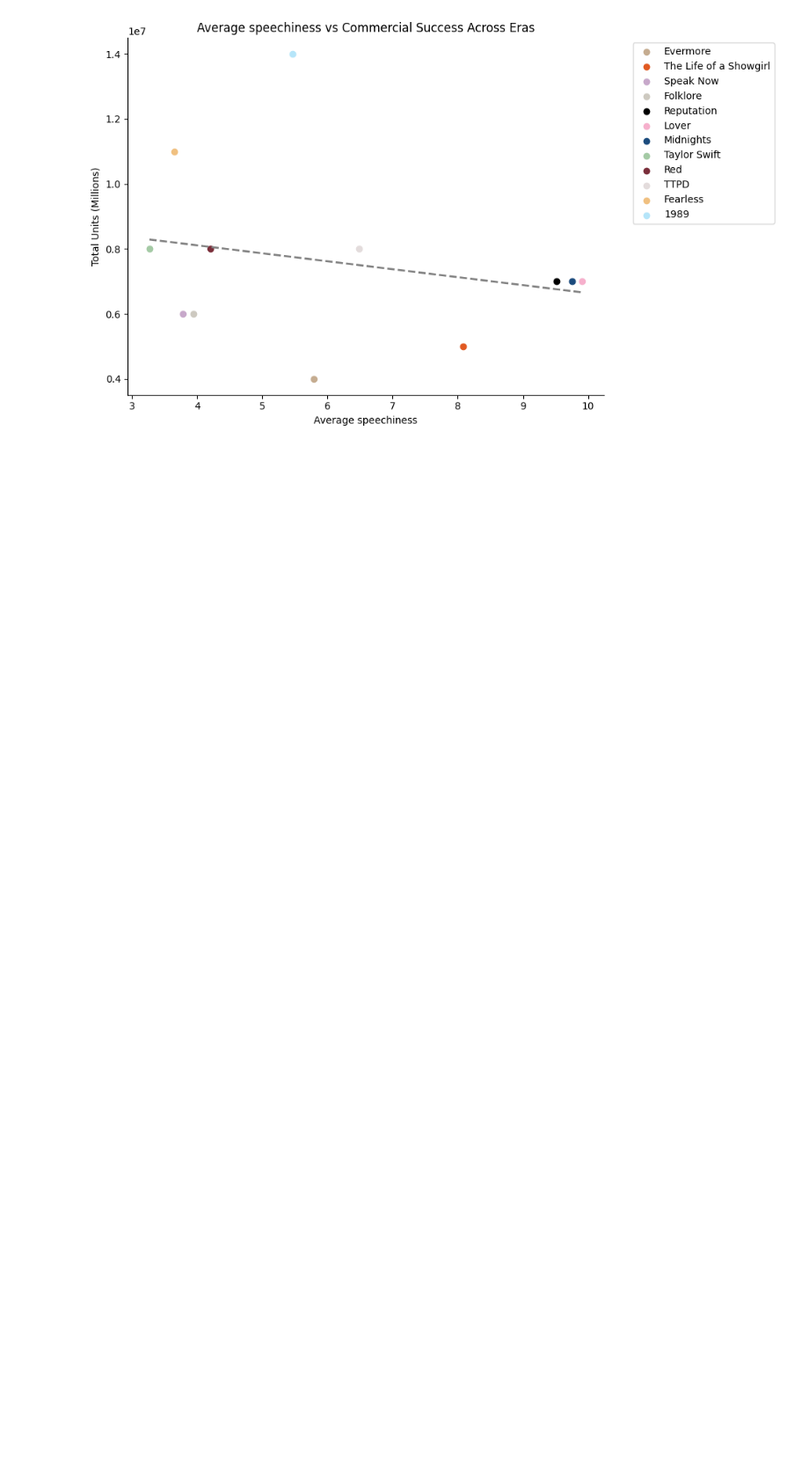
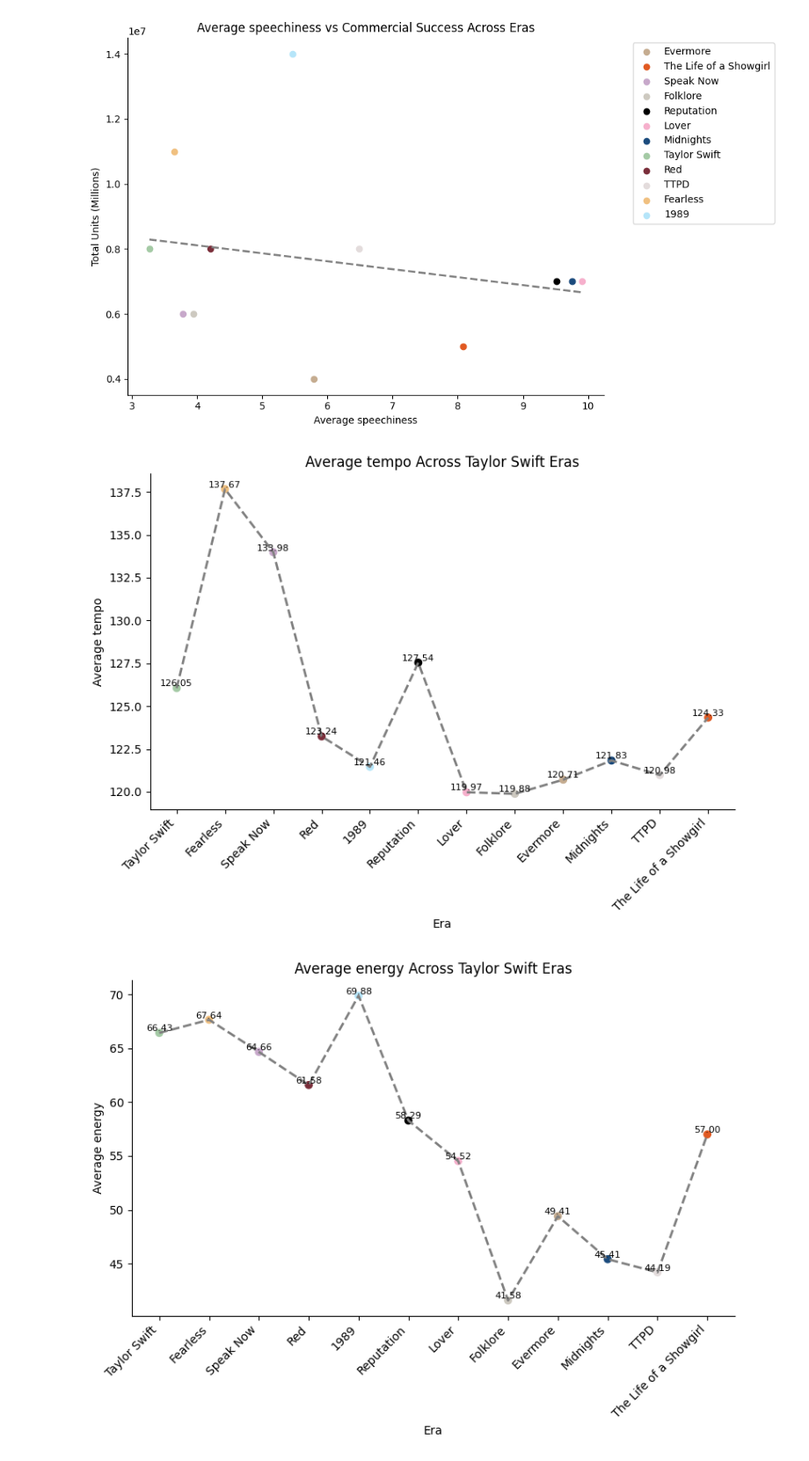
Before and after one commit to haskinse/bee2041_empirical_project, a Jupyter notebook: source_code/04_analysis.ipynb, the cells around one changed output. Shown at 88% size. Drawn from its saved outputs; the diff is of its cells as text; code cells hidden in the pictures; blank space fills up the shorter version.

Commit message:
Plotted graphs of average album feature across eras over time.

```diff
--- a/source_code/04_analysis.ipynb
+++ b/source_code/04_analysis.ipynb
@@ -249,0 +297,6 @@ for feature in features: # for each feature in the list
+# %%
+for feature in features: # for each feature in the list
+  plot_feature_time(feature) # plot the graph for the feature
+# %% [output]
+[figure, added]
+[figure, added]
```
Also changed, not shown: parts of 2 cells of this notebook.
